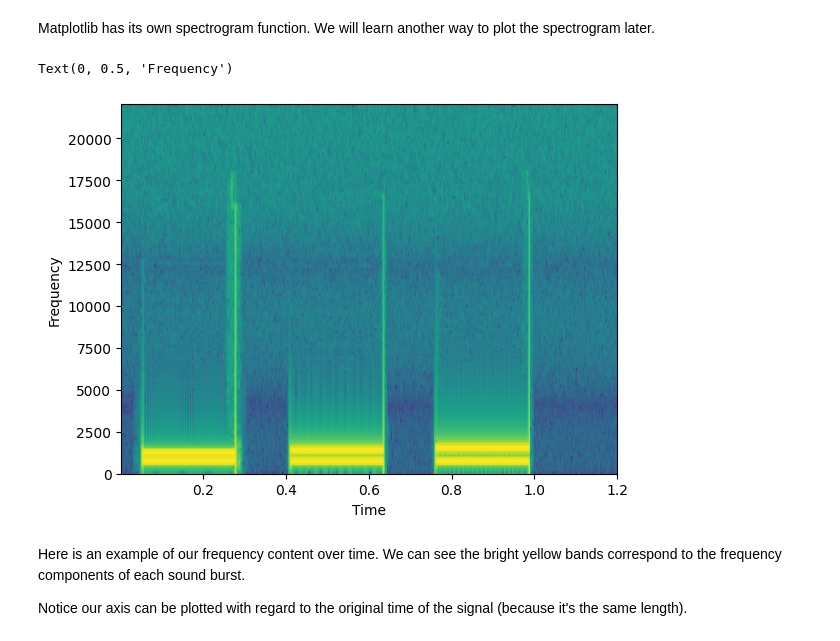
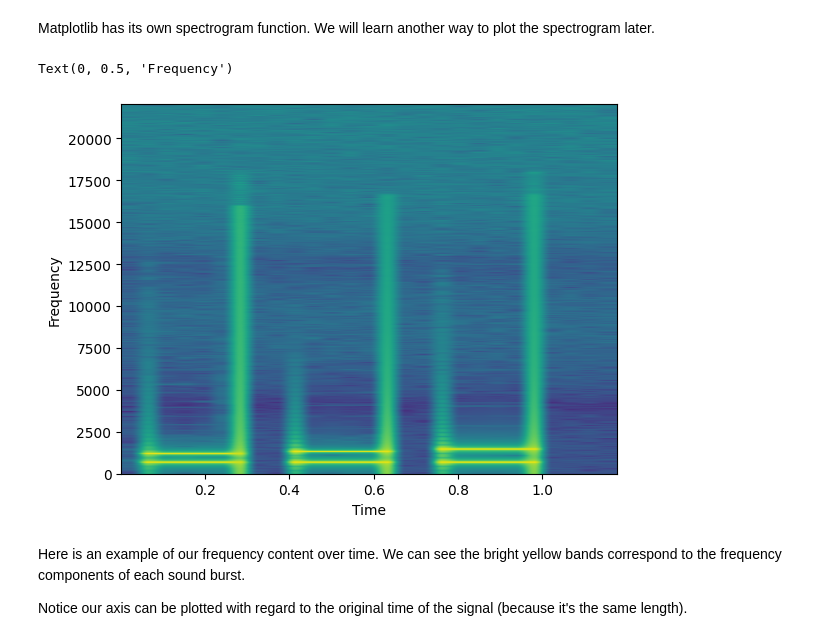
Before and after one commit to adityarpawar1902/AudioTechII, a Jupyter notebook: Lectures/Lesson11_STFT.ipynb, the cells around one changed output. Cells and saved outputs as stored; diff of their text form; code cells hidden in the pictures.

```diff
--- a/Lectures/Lesson11_STFT.ipynb
+++ b/Lectures/Lesson11_STFT.ipynb
@@ -141,12 +141,12 @@ We then lay these spectral "slices" one over top the other to form bands or rows
 Matplotlib has its own spectrogram function. We will learn another way to plot the spectrogram later.
 # %%
 #matplotlib actually carries out the fourier transforms for you from your original signal
-plt.specgram(changing_data, NFFT=256, Fs=44100)
+plt.specgram(changing_data, NFFT=2048, Fs=44100)
 plt.xlabel('Time')
 plt.ylabel('Frequency')
 # %% [output]
 Text(0, 0.5, 'Frequency')
-[figure, old version]
+[figure, new version]
 # %% [markdown]
 Here is an example of our frequency content over time. We can see the bright yellow bands correspond to the frequency components of each sound burst.
 
```
